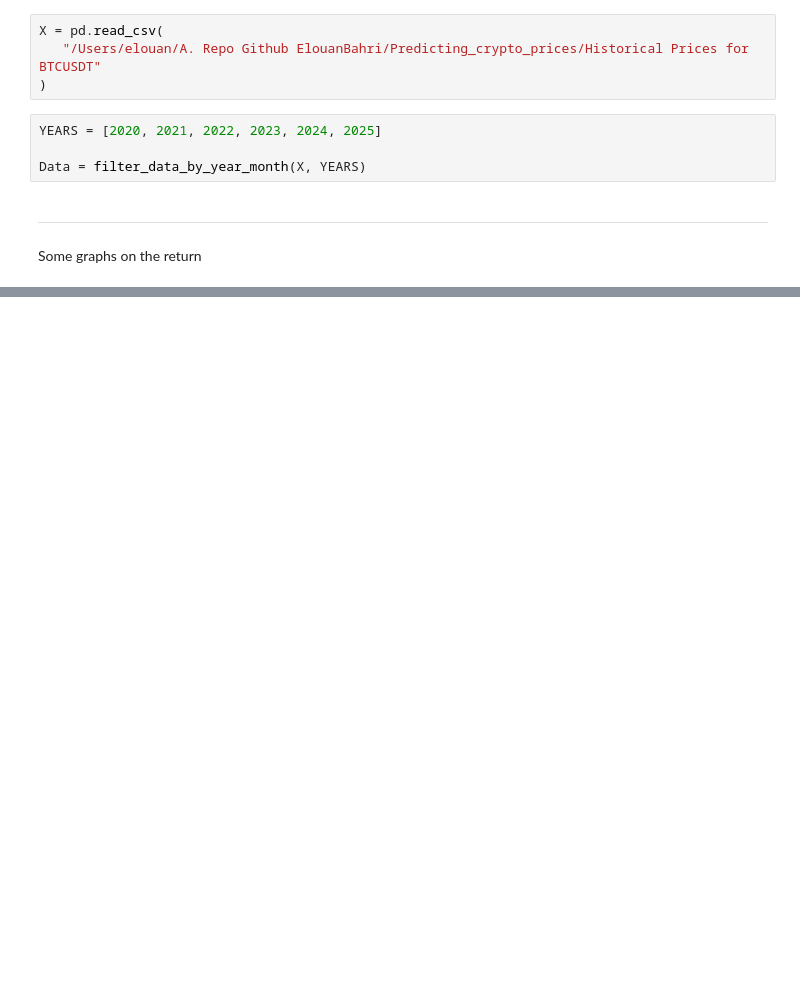
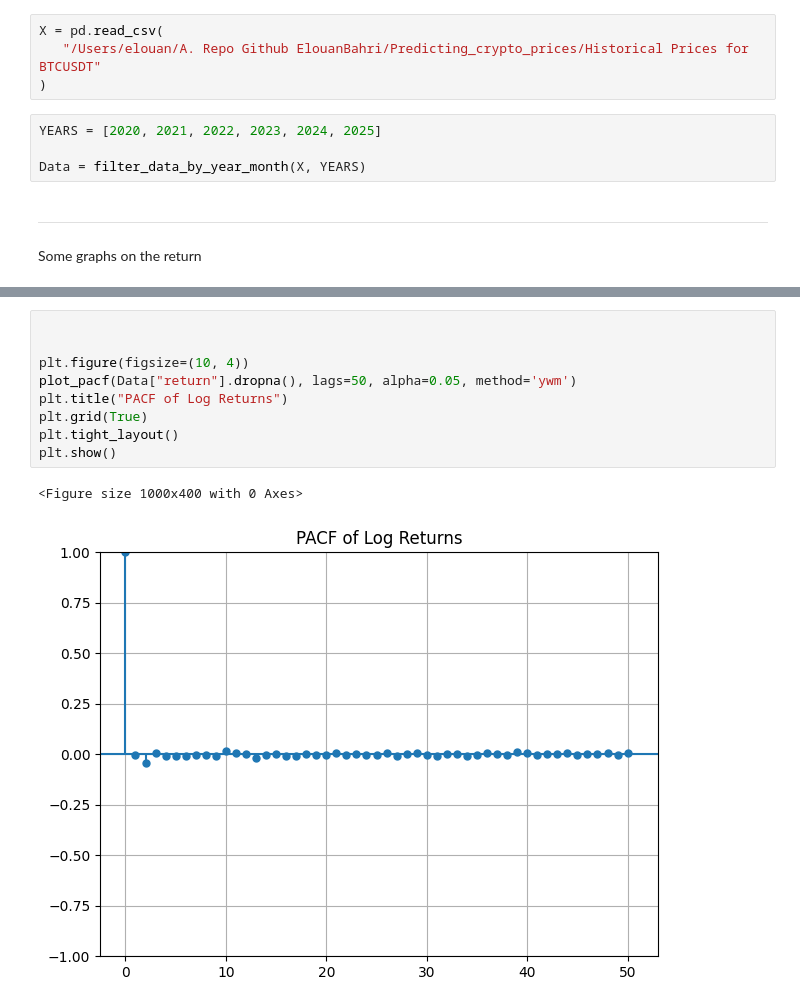
Before and after one commit to ElouanBahri/Predicting_crypto_prices, a Jupyter notebook: src/notebooks/ARIMA_model.ipynb, the cells around one changed output, grey strips where cells are left out. Drawn from its saved outputs; the diff is of its cells as text; blank space fills up the shorter version.

```diff
--- a/src/notebooks/ARIMA_model.ipynb
+++ b/src/notebooks/ARIMA_model.ipynb
@@ -185,0 +58,12 @@ forecast_vol = garch_fit.forecast(start=len(df), horizon=30)
+# %%
+
+
+plt.figure(figsize=(10, 4))
+plot_pacf(Data["return"].dropna(), lags=50, alpha=0.05, method='ywm')
+plt.title("PACF of Log Returns")
+plt.grid(True)
+plt.tight_layout()
+plt.show()
+# %% [output]
+<Figure size 1000x400 with 0 Axes>
+[figure, added]
```
Also changed, not shown: parts of 33 cells of this notebook.
